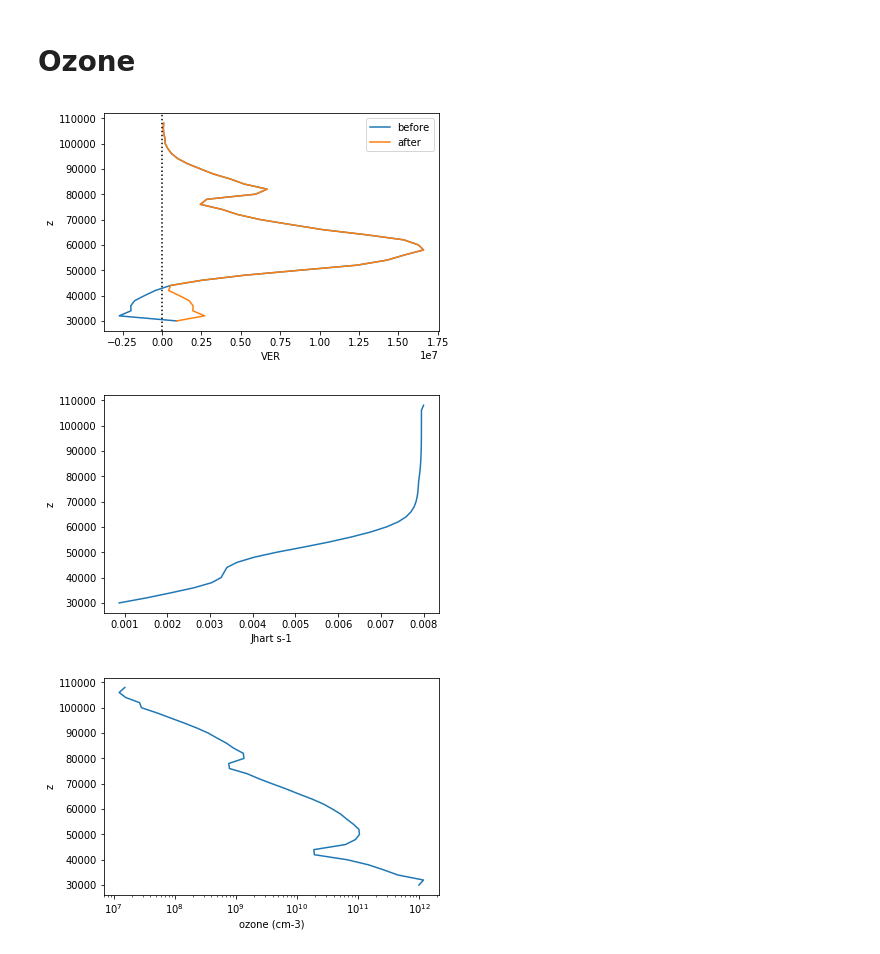
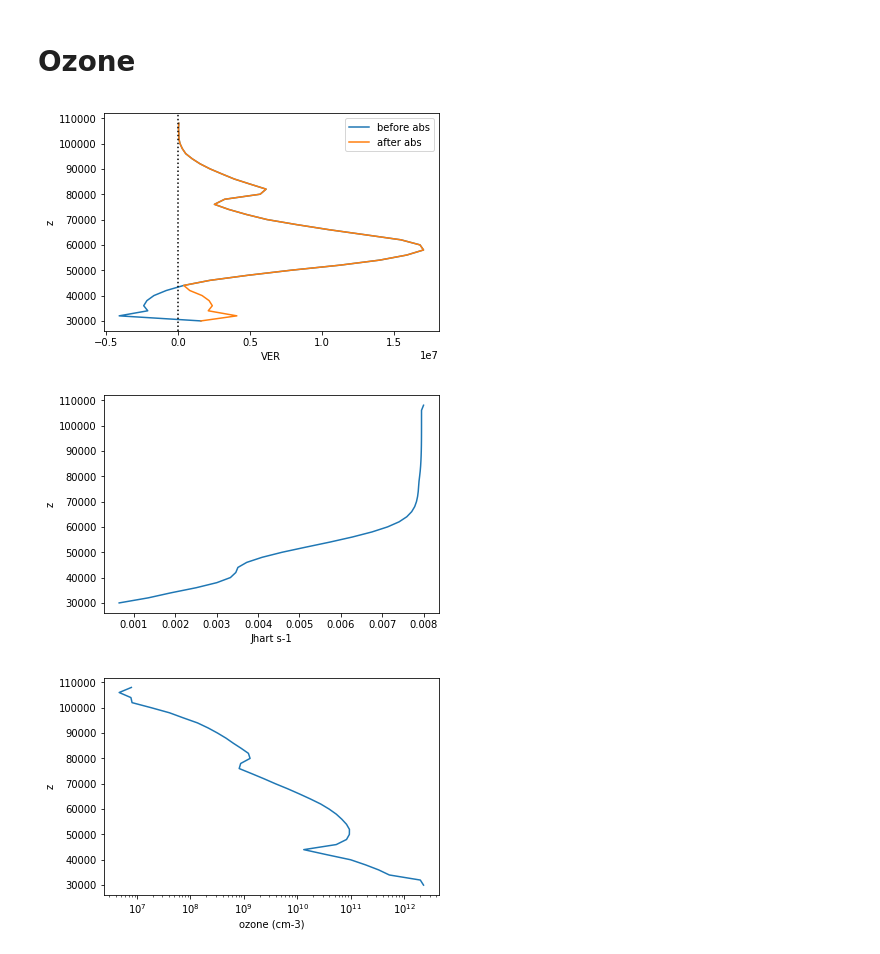
Before and after one commit to Anqi-Li/iris, a Jupyter notebook: notebooks/ozone_retrieval.ipynb, the cells around one changed output. Cells and saved outputs as stored; diff of their text form; code cells hidden in the pictures.

```diff
--- a/notebooks/ozone_retrieval.ipynb
+++ b/notebooks/ozone_retrieval.ipynb
@@ -197,7 +197,7 @@ plt.show()
 
 plt.figure()
 result_1d_mean.plot(y='z', color='k',ls='-',
-                    label='averaged profile with A>0.98')
+                    label='averaged profile with A>{}'.format(threshold))
 ax = plt.gca()
 ax.plot(result_1d.T, z, '.')
 ax.set_xscale('log')
@@ -215,5 +215,8 @@ plt.ylabel('altitude grid')
 plt.title('Measurement response')
 plt.xlim([threshold, 1])
 plt.show()
+
+result_1d_pre = result_1d
+result_1d_mean_pre = result_1d_mean
 # %% [output]
 [figure]
@@ -263,13 +325,7 @@ pathl = pathleng(z, zenithangle) * 1e2  # [m -> cm]
 O2 = 0.21 * M # molec cm-3
 N2 = 0.78 * M # molec cm-3
 
-#jO2 = irrad * sO2 * np.exp(-tau)
-#jsrc = np.matmul(srcrange, jO2)
-#jlya = jO2[lyarange][:]
-#j3 = np.sum(jO3, axis=0)
-#j2 = np.sum(jO2, axis=0)
-
-im = 5
+im = 7
 O2sd_ver = result_1d[im]
 O2sd_ver = np.abs(O2sd_ver)
 O3 = np.zeros(z.shape)
@@ -292,37 +348,39 @@ for i in range(len(z)-2, -1, -1):
 
 
     jO3 = irrad * sO3 * np.exp(-tau)
 
     jhart = jO3[hartrange].sum()
     Jhart[i] = jhart
     O3[i] = ozone_sme(M[i], T[i], O2sd_ver[i], jhart=Jhart[i], js=gA[i])
 
     if jhart < 1e-4:
         break
 
 
 plt.figure()
-plt.plot(result_1d[im],z ,'-', label='before')
-plt.plot(O2sd_ver,z, '-', label='after')
+plt.plot(result_1d[im],z ,'-', label='before abs')
+plt.plot(O2sd_ver,z, '-', label='after abs')
 plt.xlabel('VER')
 plt.ylabel('z')
 plt.axvline(x=0, ls=':', color='k')
 plt.legend()
 
 plt.figure()
 plt.plot(Jhart, z)
 plt.xlabel('Jhart s-1')
 plt.ylabel('z')
 
 plt.figure()
 plt.plot(O3, z, '-')
 plt.xlabel('ozone (cm-3)')
 plt.ylabel('z')
 ax = plt.gca()
 ax.set_xscale('log')
+
+O3_thomas = O3
 # %% [output]
-[figure, old version]
+[figure, new version]
-[figure, old version]
+[figure, new version]
-[figure, old version]
+[figure, new version]
 # %%
 from chemi import ozone_mlynczak
```
Also changed, not shown: parts of 7 cells of this notebook, 9 other files.
